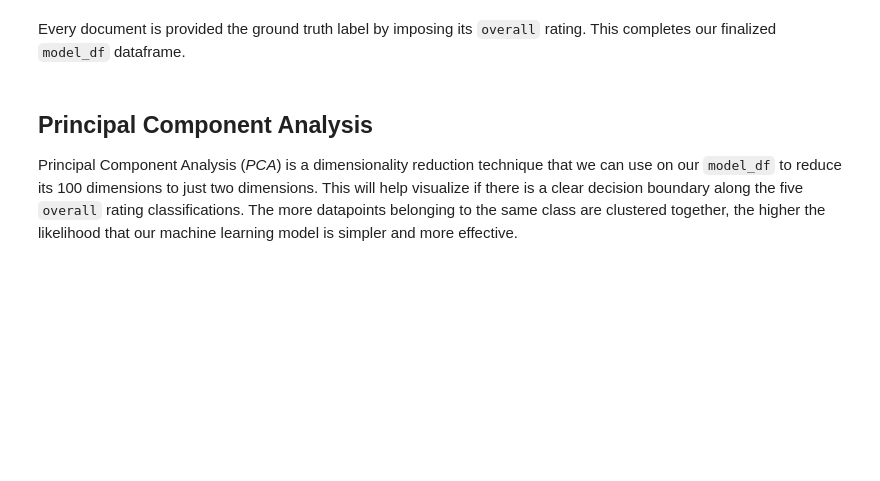
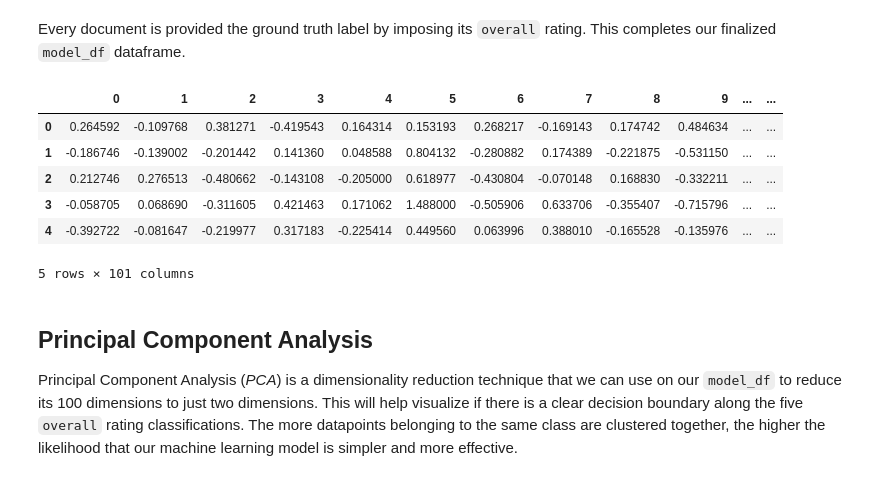
Before and after one commit to Ryan0v0/MCM2020_problemC, a Jupyter notebook: Amazon Reviews NLP.ipynb, the cells around one changed output. Cells and saved outputs as stored; diff of their text form; code cells hidden in the pictures; blank space fills up the shorter version.

```diff
--- a/Amazon Reviews NLP.ipynb
+++ b/Amazon Reviews NLP.ipynb
@@ -316,9 +318,9 @@ To be considered a *phrase*, the number of times that two words should appear ne
 from gensim.models import Phrases
 from gensim.models.phrases import Phraser
 
-bi_gram = Phrases(tokenized, min_count=300, threshold=50)
+bi_gram = Phrases(tokenized, min_count=50, threshold=50)
 
-tri_gram = Phrases(bi_gram[tokenized], min_count=300, threshold=50)
+tri_gram = Phrases(bi_gram[tokenized], min_count=50, threshold=50)
 # %% [markdown]
 ### Unigrams ###
 Unigrams are single pieces of tokens. The code below takes all the unique words from the entire corpora and prints a sample:
@@ -456,9 +483,17 @@ model_array = np.array([word_vec_df.loc[doc].mean(axis=0) for doc in tokenized_a
 Every document is provided the ground truth label by imposing its `overall` rating. This completes our finalized `model_df` dataframe.
 # %%
 model_df = pd.DataFrame(model_array)
-model_df["label"] = df["overall"]
+model_df["label"] = df["star_rating"]
 
 display(model_df.head())
+# %% [output]
+|  | 0 | 1 | 2 | 3 | 4 | 5 | 6 | 7 | 8 | 9 | ... | ... |
+| 0 | 0.264592 | -0.109768 | 0.381271 | -0.419543 | 0.164314 | 0.153193 | 0.268217 | -0.169143 | 0.174742 | 0.484634 | ... | ... |
+| 1 | -0.186746 | -0.139002 | -0.201442 | 0.141360 | 0.048588 | 0.804132 | -0.280882 | 0.174389 | -0.221875 | -0.531150 | ... | ... |
+| 2 | 0.212746 | 0.276513 | -0.480662 | -0.143108 | -0.205000 | 0.618977 | -0.430804 | -0.070148 | 0.168830 | -0.332211 | ... | ... |
+| 3 | -0.058705 | 0.068690 | -0.311605 | 0.421463 | 0.171062 | 1.488000 | -0.505906 | 0.633706 | -0.355407 | -0.715796 | ... | ... |
+| 4 | -0.392722 | -0.081647 | -0.219977 | 0.317183 | -0.225414 | 0.449560 | 0.063996 | 0.388010 | -0.165528 | -0.135976 | ... | ... |
+5 rows × 101 columns
 # %% [markdown]
 ## Principal Component Analysis ##
 Principal Component Analysis (*PCA*) is a dimensionality reduction technique that we can use on our `model_df` to reduce its 100 dimensions to just two dimensions. This will help visualize if there is a clear decision boundary along the five `overall` rating classifications. The more datapoints belonging to the same class are clustered together, the higher the likelihood that our machine learning model is simpler and more effective.
```
Also changed, not shown: parts of 61 cells of this notebook.
